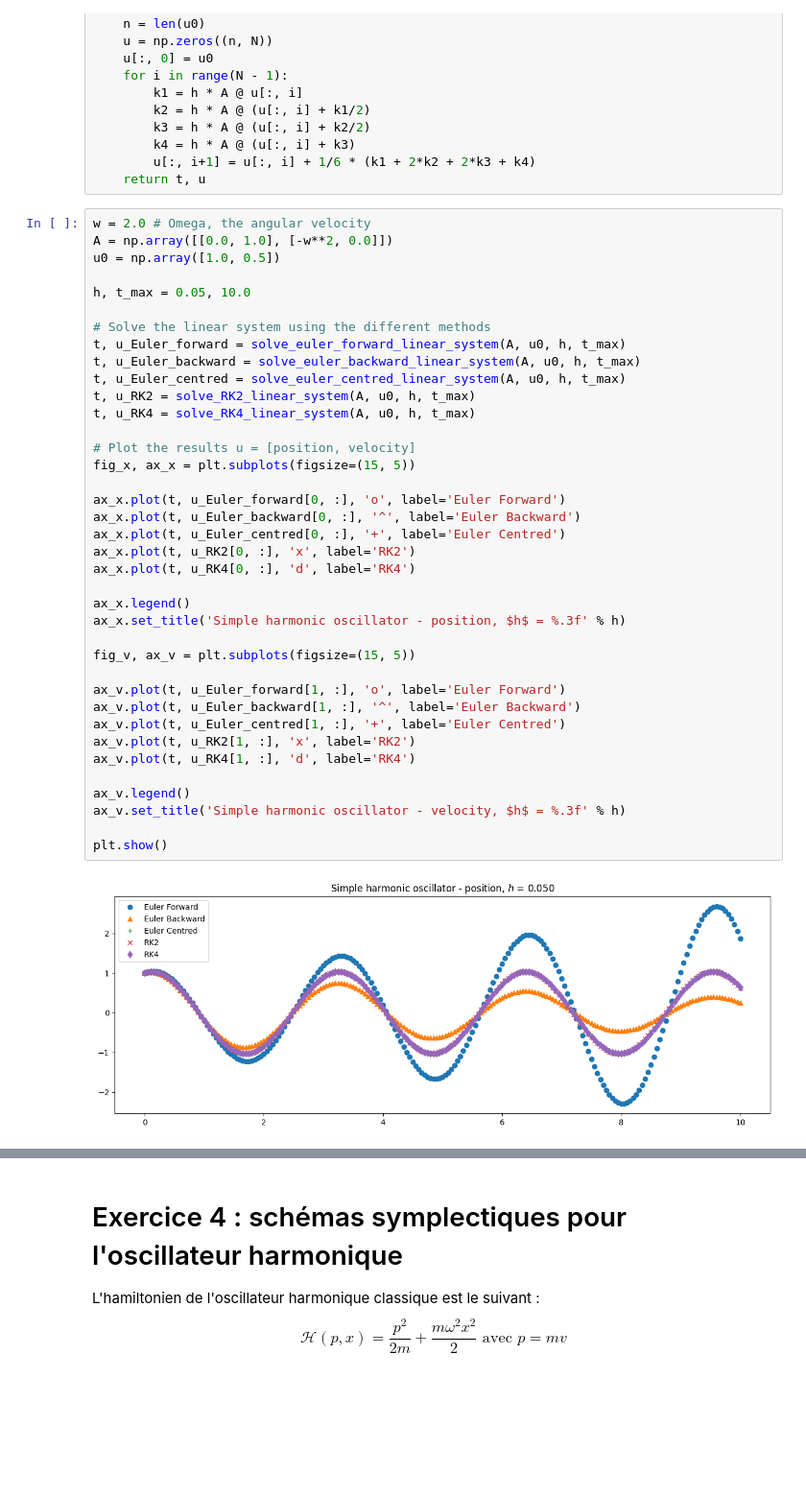
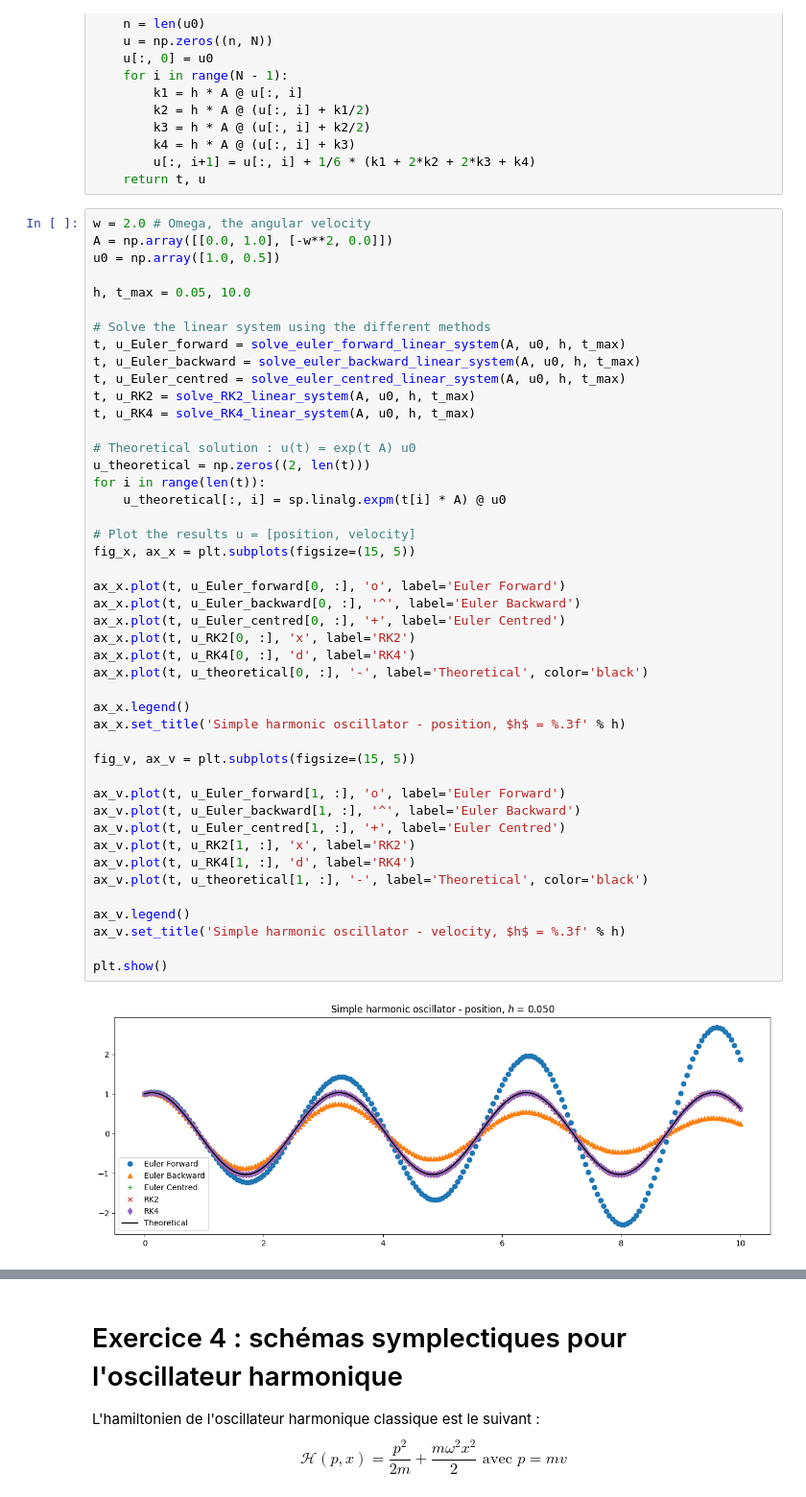
Before and after one commit to sablonl/LPHYS1303-Notebooks, a Jupyter notebook: Finite_Differences.ipynb, the cells around one changed output, grey strips where cells are left out. Shown at 96% size. Drawn from its saved outputs; the diff is of its cells as text; blank space fills up the shorter version.

```diff
--- a/Finite_Differences.ipynb
+++ b/Finite_Differences.ipynb
@@ -345,31 +345,38 @@ t, u_Euler_forward = solve_euler_forward_linear_system(A, u0, h, t_max)
 t, u_Euler_backward = solve_euler_backward_linear_system(A, u0, h, t_max)
 t, u_Euler_centred = solve_euler_centred_linear_system(A, u0, h, t_max)
 t, u_RK2 = solve_RK2_linear_system(A, u0, h, t_max)
 t, u_RK4 = solve_RK4_linear_system(A, u0, h, t_max)
 
+# Theoretical solution : u(t) = exp(t A) u0
+u_theoretical = np.zeros((2, len(t)))
+for i in range(len(t)):
+    u_theoretical[:, i] = sp.linalg.expm(t[i] * A) @ u0
+
 # Plot the results u = [position, velocity]
 fig_x, ax_x = plt.subplots(figsize=(15, 5))
 
 ax_x.plot(t, u_Euler_forward[0, :], 'o', label='Euler Forward')
 ax_x.plot(t, u_Euler_backward[0, :], '^', label='Euler Backward')
 ax_x.plot(t, u_Euler_centred[0, :], '+', label='Euler Centred')
 ax_x.plot(t, u_RK2[0, :], 'x', label='RK2')
 ax_x.plot(t, u_RK4[0, :], 'd', label='RK4')
+ax_x.plot(t, u_theoretical[0, :], '-', label='Theoretical', color='black')
 
 ax_x.legend()
 ax_x.set_title('Simple harmonic oscillator - position, $h$ = %.3f' % h)
 
 fig_v, ax_v = plt.subplots(figsize=(15, 5))
 
 ax_v.plot(t, u_Euler_forward[1, :], 'o', label='Euler Forward')
 ax_v.plot(t, u_Euler_backward[1, :], '^', label='Euler Backward')
 ax_v.plot(t, u_Euler_centred[1, :], '+', label='Euler Centred')
 ax_v.plot(t, u_RK2[1, :], 'x', label='RK2')
 ax_v.plot(t, u_RK4[1, :], 'd', label='RK4')
+ax_v.plot(t, u_theoretical[1, :], '-', label='Theoretical', color='black')
 
 ax_v.legend()
 ax_v.set_title('Simple harmonic oscillator - velocity, $h$ = %.3f' % h)
 
 plt.show()
 # %% [output]
-[figure, old version]
+[figure, new version]
```
Also changed, not shown: parts of 3 cells of this notebook.
